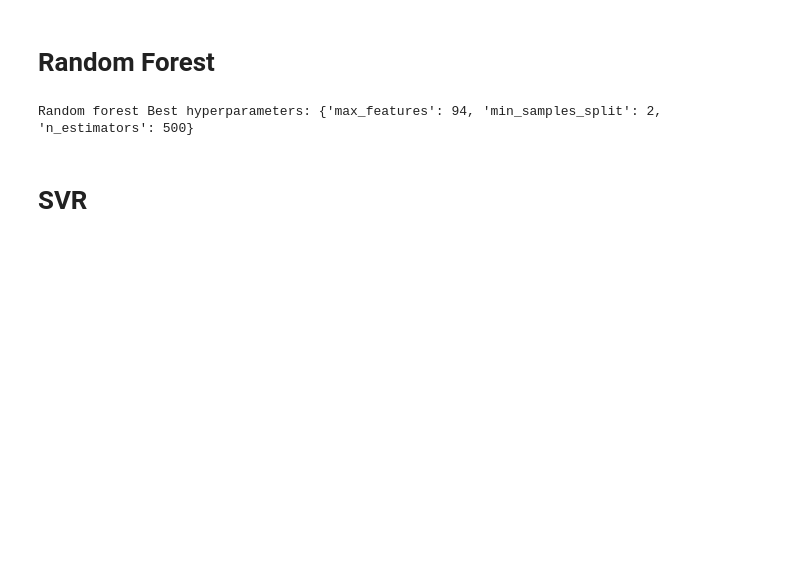
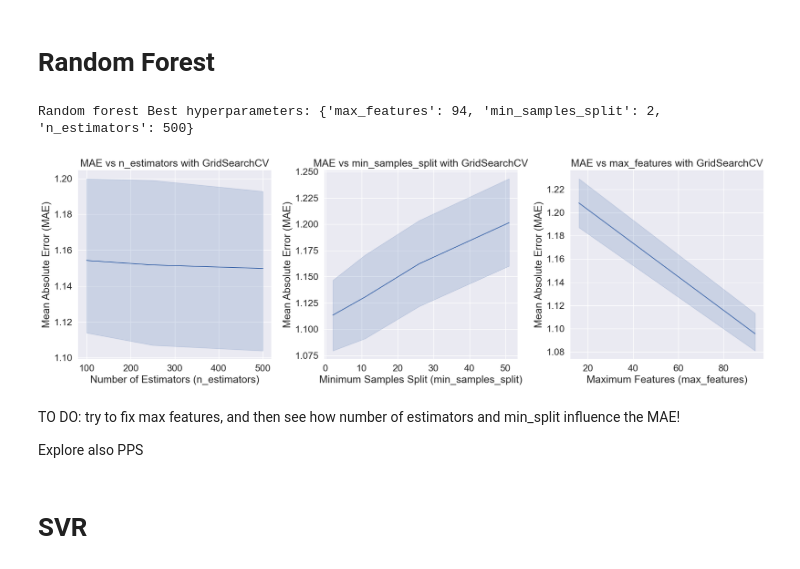
Before and after one commit to giuliofantuzzi/ML-final-project, a Jupyter notebook: code/ML-models/hyperparameter-tuning.ipynb, the cells around one changed output. Drawn from its saved outputs; the diff is of its cells as text; code cells hidden in the pictures; blank space fills up the shorter version.

```diff
--- a/code/ML-models/hyperparameter-tuning.ipynb
+++ b/code/ML-models/hyperparameter-tuning.ipynb
@@ -85,15 +129,51 @@ param_grid = {
 rf = RandomForestRegressor()
 
 # Use GridSearchCV to find the best hyperparameters
-grid_search = GridSearchCV(rf, param_grid, cv=10, scoring="neg_mean_absolute_error")
-grid_search.fit(X, Y)
+rf_grid_search = GridSearchCV(rf, param_grid, cv=10, scoring="neg_mean_absolute_error")
+rf_grid_search.fit(X, Y)
 
 # Print the best hyperparameters
-rf_best_params = grid_search.best_params_
+rf_best_params = rf_grid_search.best_params_
 # %%
 print(f"Random forest Best hyperparameters: {rf_best_params}")
 # %% [output]
 Random forest Best hyperparameters: {'max_features': 94, 'min_samples_split': 2, 'n_estimators': 500}
+# %%
+# Get the results in a DataFrame
+rf_results = pd.DataFrame(rf_grid_search.cv_results_)
+
+# Create a 1x3 matrix of subplots
+fig, axes = plt.subplots(1, 3, figsize=(18, 6))
+
+# Plot MAE vs n_estimators
+sns.lineplot(x='param_n_estimators', y=-rf_results['mean_test_score'], data=rf_results, ax=axes[0])
+axes[0].set_xlabel('Number of Estimators (n_estimators)')
+axes[0].set_ylabel('Mean Absolute Error (MAE)')
+axes[0].set_title('MAE vs n_estimators with GridSearchCV')
+
+# Plot MAE vs min_samples_split
+sns.lineplot(x='param_min_samples_split', y=-rf_results['mean_test_score'], data=rf_results, ax=axes[1])
+axes[1].set_xlabel('Minimum Samples Split (min_samples_split)')
+axes[1].set_ylabel('Mean Absolute Error (MAE)')
+axes[1].set_title('MAE vs min_samples_split with GridSearchCV')
+
+# Plot MAE vs max_features
+sns.lineplot(x='param_max_features', y=-rf_results['mean_test_score'], data=rf_results, ax=axes[2])
+axes[2].set_xlabel('Maximum Features (max_features)')
+axes[2].set_ylabel('Mean Absolute Error (MAE)')
+axes[2].set_title('MAE vs max_features with GridSearchCV')
+
+# Adjust layout for better spacing
+plt.tight_layout()
+
+# Show the plots
+plt.show()
+# %% [output]
+[figure, added]
+# %% [markdown]
+TO DO: try to fix max features, and then see how number of estimators and min_split influence the MAE!
+
+Explore also PPS
 # %% [markdown]
 # SVR
 # %%
```
Also changed, not shown: parts of 6 cells of this notebook.
